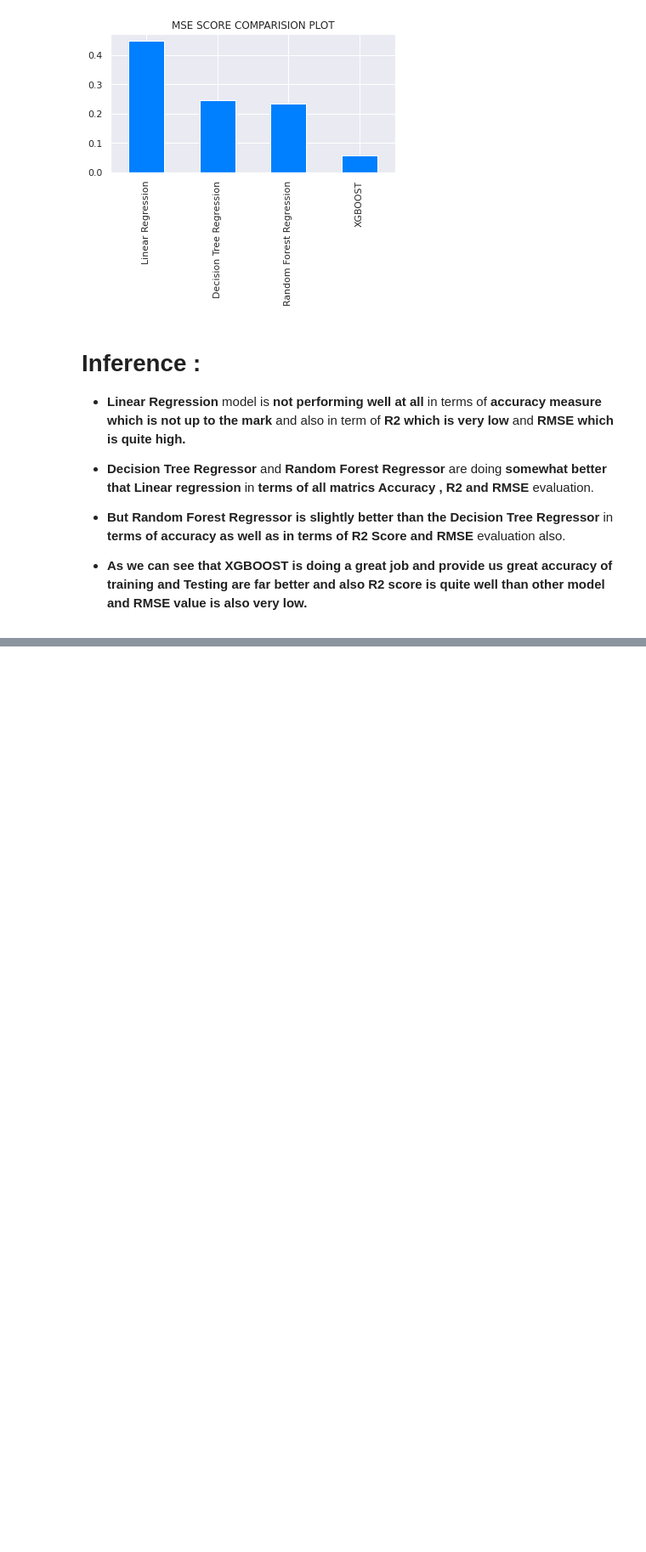
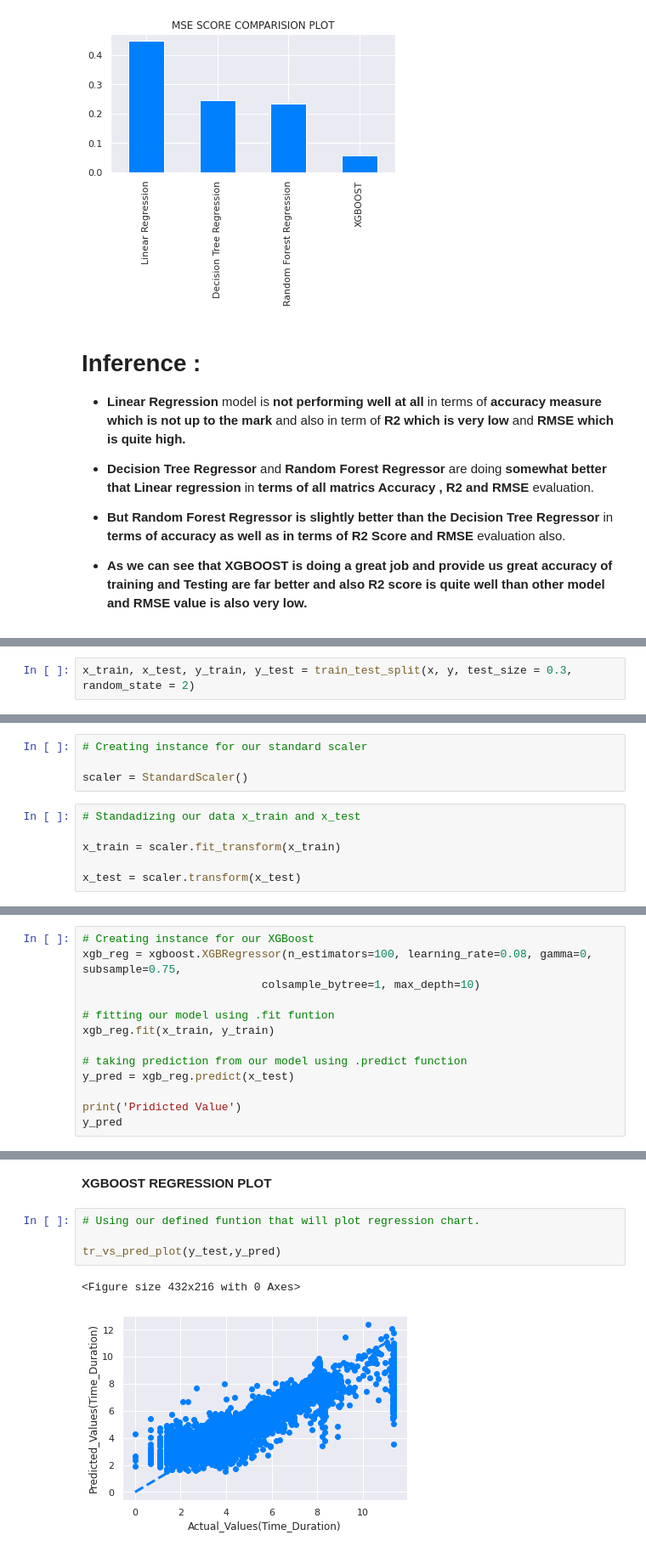
Before and after one commit to dsankush/NYC-Taxi-Trip-Time-Prediction, a Jupyter notebook: NYC_Taxi_Trip_Time_Prediction_Capstone_Project.ipynb, the cells around one changed output, grey strips where cells are left out. Shown at 85% size. Drawn from its saved outputs; the diff is of its cells as text; blank space fills up the shorter version.

```diff
--- a/NYC_Taxi_Trip_Time_Prediction_Capstone_Project.ipynb
+++ b/NYC_Taxi_Trip_Time_Prediction_Capstone_Project.ipynb
@@ -1755,0 +1760,2 @@ MSE_score_plot(total_result_1.index, total_result_1)
+# %%
+x_train, x_test, y_train, y_test = train_test_split(x, y, test_size = 0.3, random_state = 2)
@@ -1755,0 +1771,10 @@ MSE_score_plot(total_result_1.index, total_result_1)
+# %%
+# Creating instance for our standard scaler
+
+scaler = StandardScaler()
+# %%
+# Standadizing our data x_train and x_test
+
+x_train = scaler.fit_transform(x_train)
+
+x_test = scaler.transform(x_test)
@@ -1755,0 +1800,13 @@ MSE_score_plot(total_result_1.index, total_result_1)
+# %%
+# Creating instance for our XGBoost
+xgb_reg = xgboost.XGBRegressor(n_estimators=100, learning_rate=0.08, gamma=0, subsample=0.75,
+                           colsample_bytree=1, max_depth=10)
+
+# fitting our model using .fit funtion
+xgb_reg.fit(x_train, y_train)
+
+# taking prediction from our model using .predict function
+y_pred = xgb_reg.predict(x_test)
+
+print('Pridicted Value')
+y_pred
@@ -1755,0 +1818,9 @@ MSE_score_plot(total_result_1.index, total_result_1)
+# %% [markdown]
+**XGBOOST REGRESSION PLOT**
+# %%
+# Using our defined funtion that will plot regression chart.
+
+tr_vs_pred_plot(y_test,y_pred)
+# %% [output]
+<Figure size 432x216 with 0 Axes>
+[figure, added]
```
Also changed, not shown: parts of 18 cells of this notebook.
